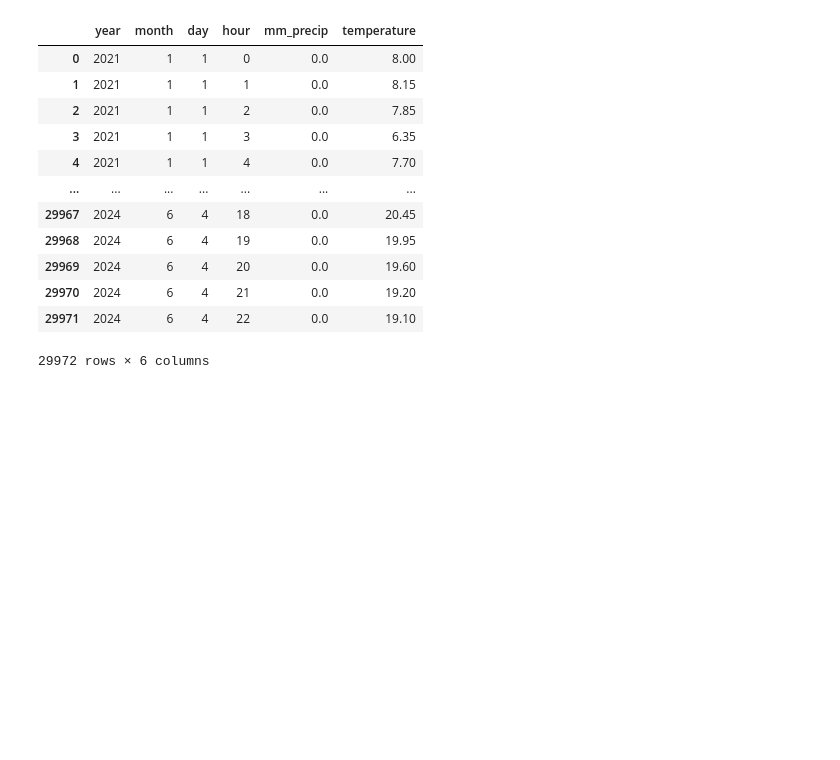
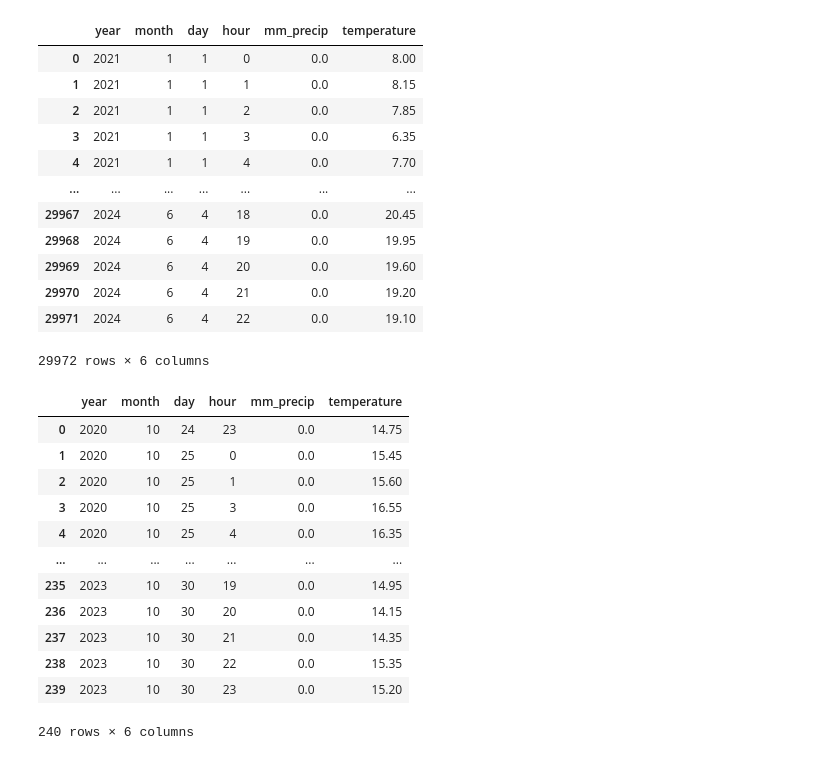
Before and after one commit to carlotalacasav/Gorrapiedra-proyecto, a Jupyter notebook: process_weather.ipynb, the cells around one changed output. Cells and saved outputs as stored; diff of their text form; code cells hidden in the pictures; blank space fills up the shorter version.

Commit message:
buscar missing data

```diff
--- a/process_weather.ipynb
+++ b/process_weather.ipynb
@@ -165,3 +190,33 @@ years = [2021,2022, 2023, 2024]
 for year in years:
     data = weather_data_formated[weather_data_formated['year'] == year]
     data.to_csv('data/weather_data/weather_data_{}.csv'.format(year))
+# %%
+import pandas as pd
+data = pd.read_csv('data/weather_data/1_weather.csv')
+for i in range(2,7):
+    data = pd.concat([data, pd.read_csv('data/weather_data/{}_weather.csv'.format(i))])
+data
+data_formated = data.copy()
+data_formated['timestamp'] = data_formated['timestamp']+60*60
+data_formated['timestamp'] = pd.to_datetime(data_formated['timestamp'], unit='s',utc=True)
+data_formated['year'] = data_formated['timestamp'].dt.year
+data_formated['month'] = data_formated['timestamp'].dt.month
+data_formated['day'] = data_formated['timestamp'].dt.day
+data_formated['hour'] = data_formated['timestamp'].dt.hour
+data_formated = data_formated.drop('timestamp', axis = 1)
+data_formated = data_formated.groupby(['year','month','day','hour']).mean().reset_index()
+data_formated
+# %% [output]
+|  | year | month | day | hour | mm_precip | temperature |
+| 0 | 2020 | 10 | 24 | 23 | 0.0 | 14.75 |
+| 1 | 2020 | 10 | 25 | 0 | 0.0 | 15.45 |
+| 2 | 2020 | 10 | 25 | 1 | 0.0 | 15.60 |
+| 3 | 2020 | 10 | 25 | 3 | 0.0 | 16.55 |
+| 4 | 2020 | 10 | 25 | 4 | 0.0 | 16.35 |
+| ... | ... | ... | ... | ... | ... | ... |
+| 235 | 2023 | 10 | 30 | 19 | 0.0 | 14.95 |
+| 236 | 2023 | 10 | 30 | 20 | 0.0 | 14.15 |
+| 237 | 2023 | 10 | 30 | 21 | 0.0 | 14.35 |
+| 238 | 2023 | 10 | 30 | 22 | 0.0 | 15.35 |
+| 239 | 2023 | 10 | 30 | 23 | 0.0 | 15.20 |
+240 rows × 6 columns
```
Also changed, not shown: parts of 7 cells of this notebook, 2 other files.
